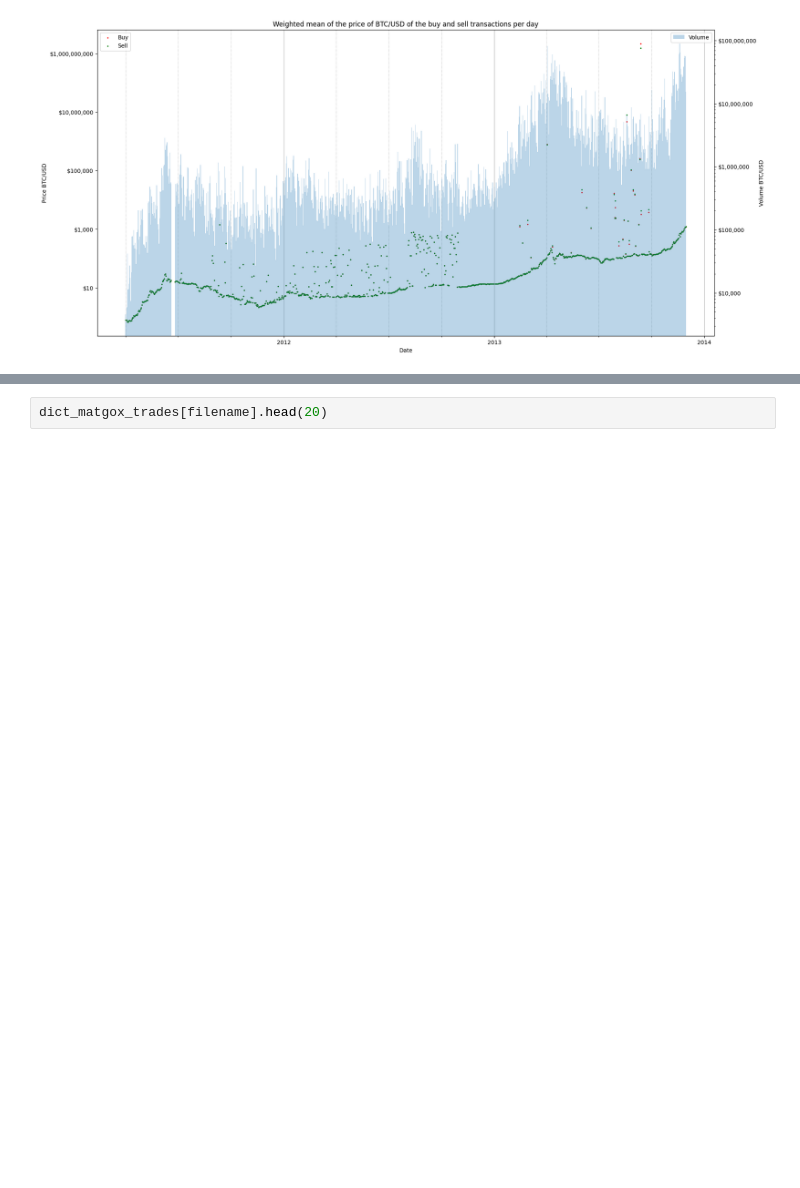
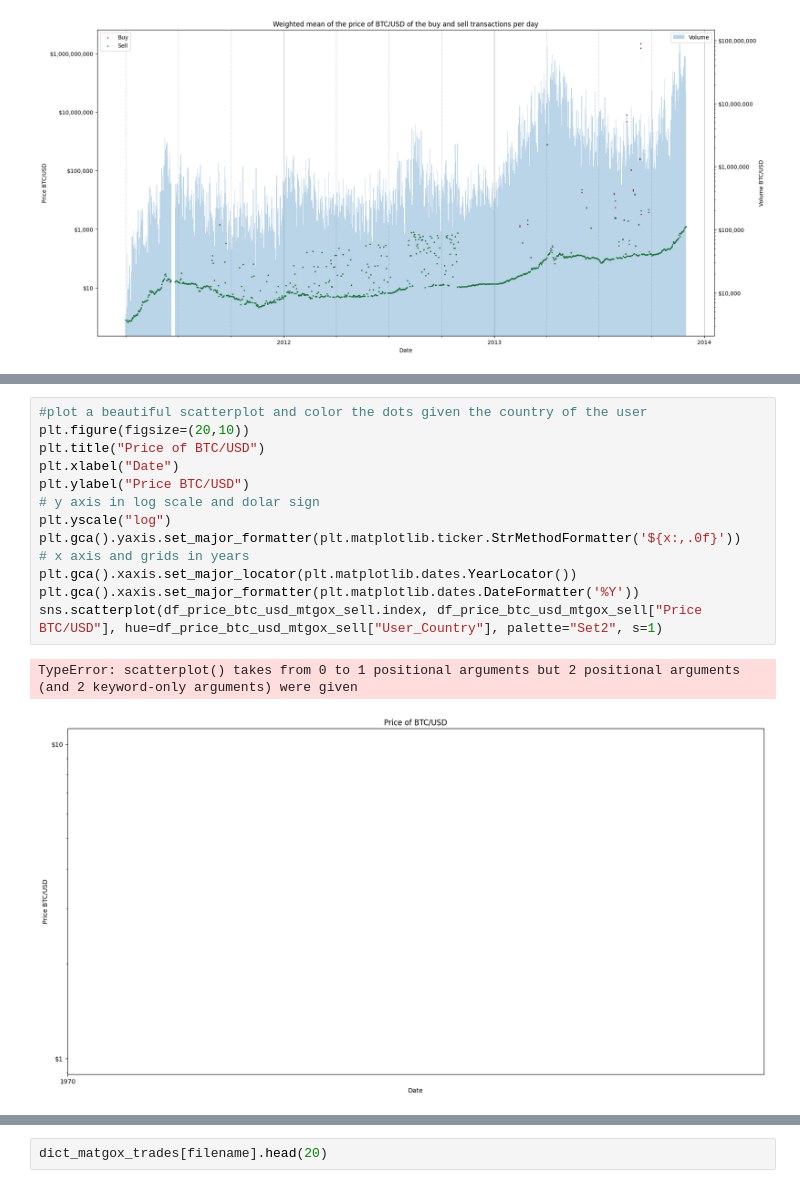
Before and after one commit to Moises-mfg/Analise-exploratoria-blockchain-Bitcoin, a Jupyter notebook: mtgox_analisys.ipynb, the cells around one changed output, grey strips where cells are left out. Saved outputs shown, nothing was run; the diff lists cells and outputs as text; blank space fills up the shorter version.

```diff
--- a/mtgox_analisys.ipynb
+++ b/mtgox_analisys.ipynb
@@ -289,0 +316,16 @@ plt.show()
+# %%
+#plot a beautiful scatterplot and color the dots given the country of the user
+plt.figure(figsize=(20,10))
+plt.title("Price of BTC/USD")
+plt.xlabel("Date")
+plt.ylabel("Price BTC/USD")
+# y axis in log scale and dolar sign
+plt.yscale("log")
+plt.gca().yaxis.set_major_formatter(plt.matplotlib.ticker.StrMethodFormatter('${x:,.0f}'))
+# x axis and grids in years
+plt.gca().xaxis.set_major_locator(plt.matplotlib.dates.YearLocator())
+plt.gca().xaxis.set_major_formatter(plt.matplotlib.dates.DateFormatter('%Y'))
+sns.scatterplot(df_price_btc_usd_mtgox_sell.index, df_price_btc_usd_mtgox_sell["Price BTC/USD"], hue=df_price_btc_usd_mtgox_sell["User_Country"], palette="Set2", s=1)
+# %% [output]
+TypeError: scatterplot() takes from 0 to 1 positional arguments but 2 positional arguments (and 2 keyword-only arguments) were given
+[figure, added]
```
Also changed, not shown: parts of 7 cells of this notebook, 2 other files.
